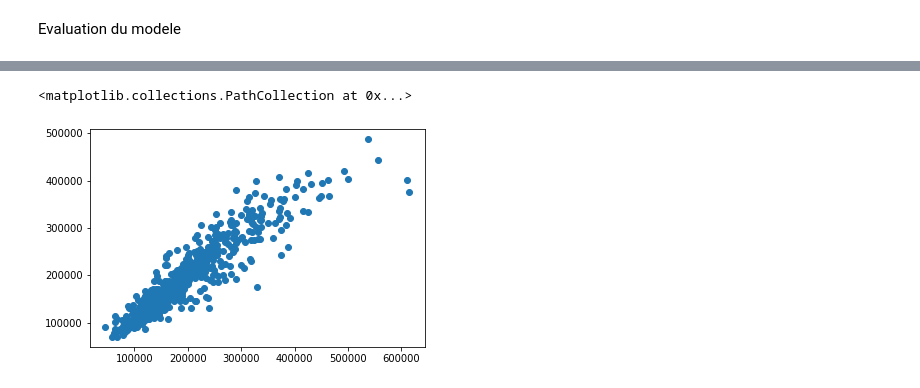
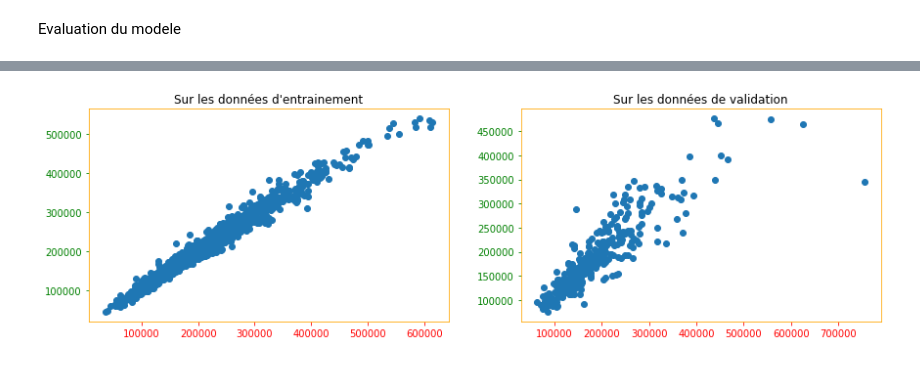
Before and after one commit to MarieDeSmedt/Projet_E2_P1, a Jupyter notebook: more_data_model.ipynb, the cells around one changed output, grey strips where cells are left out. Drawn from its saved outputs; the diff is of its cells as text; code cells hidden in the pictures.

```diff
--- a/more_data_model.ipynb
+++ b/more_data_model.ipynb
@@ -44,6 +69,6 @@ data = data[(data.SaleCondition != 'Family')]
 # %%
 # Select Features
-X = data[['Age','GrLivArea', 'LotFrontage', 'LotArea', 'GarageArea', 'Fence', 'Pool']]
-Y = data[['SalePrice']]
+X_train = data[['Age','GrLivArea', 'LotFrontage', 'LotArea', 'GarageArea', 'Fence', 'Pool']]
+y_train = data[['SalePrice']]
 # %%
-X_train, X_valid, y_train, y_valid = train_test_split(X, Y, test_size=.3, random_state=1121218)
+# X_train, X_valid, y_train, y_valid = train_test_split(X, Y, test_size=.3, random_state=1121218)
@@ -50,10 +124,10 @@ X_train, X_valid, y_train, y_valid = train_test_split(X, Y, test_size=.3, random
 # %% [markdown]
 Evaluation du modele
 # %%
-first_model = pickle.load(open("finalized_model.sav", 'rb'))
+new_model = pickle.load(open("more_data_model.sav", 'rb'))
 # %%
-predict_on_Xtrain = first_model.predict(X_train)
-predict_on_Xvalid = first_model.predict(X_valid)
+predict_on_Xtrain = new_model.predict(X_train)
+predict_on_Xvalid = new_model.predict(X_valid)
 # %%
 r2_train = r2_score(y_train,predict_on_Xtrain)
 r2_valid = r2_score(y_valid,predict_on_Xvalid)
@@ -92,5 +162,12 @@ plt.scatter(y_train,predict_on_Xtrain)
-# %%
-plt.scatter(y_valid,predict_on_Xvalid)
-# %% [output]
-<matplotlib.collections.PathCollection at 0x...>
-[figure, removed]
+# %%
+with plt.rc_context({'axes.edgecolor':'orange', 'xtick.color':'red', 'ytick.color':'green', 'figure.facecolor':'white'}):
+    fig, (ax1, ax2) = plt.subplots(1,2)
+    plt.subplots_adjust(right=2)
+
+    ax1.scatter(y_train,predict_on_Xtrain)
+    ax1.set_title("Sur les données d'entrainement")
+
+    ax2.scatter(y_valid,predict_on_Xvalid)
+    ax2.set_title("Sur les données de validation")
+# %% [output]
+[figure, added]
```
Also changed, not shown: parts of 15 cells of this notebook, 14 other files.
